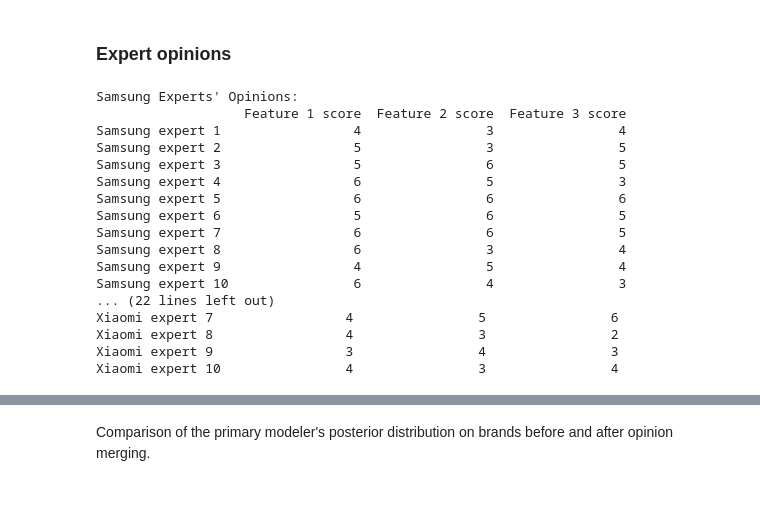
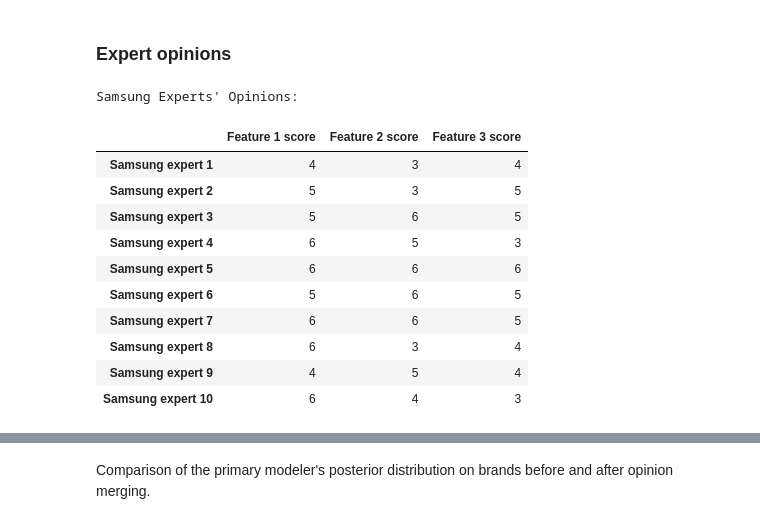
Before and after one commit to Ruzejjur/TMoCOBoT_python, a Jupyter notebook: code/main.ipynb, the cells around one changed output, grey strips where cells are left out. Cells and saved outputs as stored; diff of their text form; code cells hidden in the pictures; blank space fills up the shorter version.

```diff
--- a/code/main.ipynb
+++ b/code/main.ipynb
@@ -175,29 +181,19 @@ xiaomi_expert_opinions_df = pd.DataFrame(
     columns=["Feature 1 score", "Feature 2 score", "Feature 3 score"],
     index=[f"Xiaomi expert {i+1}" for i in range(10)]
 )
-
-# Displaying the DataFrames
-print("Samsung Experts' Opinions:")
-print(samsung_expert_opinions_df)
-print("\niPhone Experts' Opinions:")
-print(iphone_expert_opinions_df)
-print("\nXiaomi Experts' Opinions:")
-print(xiaomi_expert_opinions_df)
-# %% [output]
-Samsung Experts' Opinions:
-                   Feature 1 score  Feature 2 score  Feature 3 score
-Samsung expert 1                 4                3                4
-Samsung expert 2                 5                3                5
-Samsung expert 3                 5                6                5
-Samsung expert 4                 6                5                3
-Samsung expert 5                 6                6                6
-Samsung expert 6                 5                6                5
-Samsung expert 7                 6                6                5
-Samsung expert 8                 6                3                4
-Samsung expert 9                 4                5                4
-Samsung expert 10                6                4                3
-... (22 lines left out)
-Xiaomi expert 7                 4                5                6
-Xiaomi expert 8                 4                3                2
-Xiaomi expert 9                 3                4                3
-Xiaomi expert 10                4                3                4
+# %%
+print("Samsung Experts' Opinions:")
+samsung_expert_opinions_df
+# %% [output]
+Samsung Experts' Opinions:
+|  | Feature 1 score | Feature 2 score | Feature 3 score |
+| Samsung expert 1 | 4 | 3 | 4 |
+| Samsung expert 2 | 5 | 3 | 5 |
+| Samsung expert 3 | 5 | 6 | 5 |
+| Samsung expert 4 | 6 | 5 | 3 |
+| Samsung expert 5 | 6 | 6 | 6 |
+| Samsung expert 6 | 5 | 6 | 5 |
+| Samsung expert 7 | 6 | 6 | 5 |
+| Samsung expert 8 | 6 | 3 | 4 |
+| Samsung expert 9 | 4 | 5 | 4 |
+| Samsung expert 10 | 6 | 4 | 3 |
```
Also changed, not shown: parts of 45 cells of this notebook, 2 other files.
